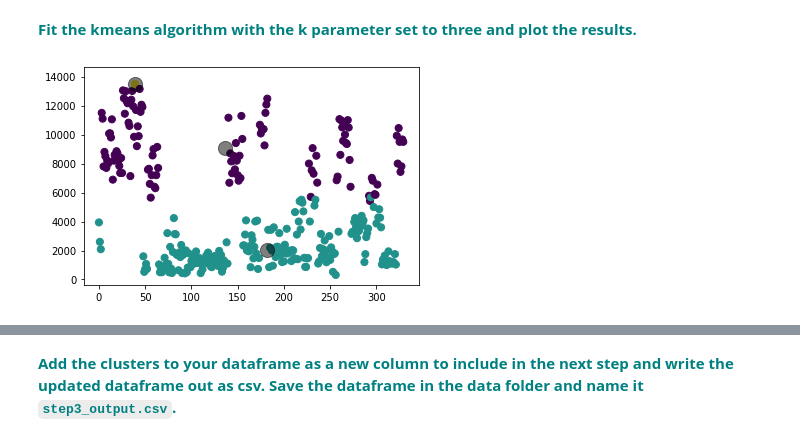
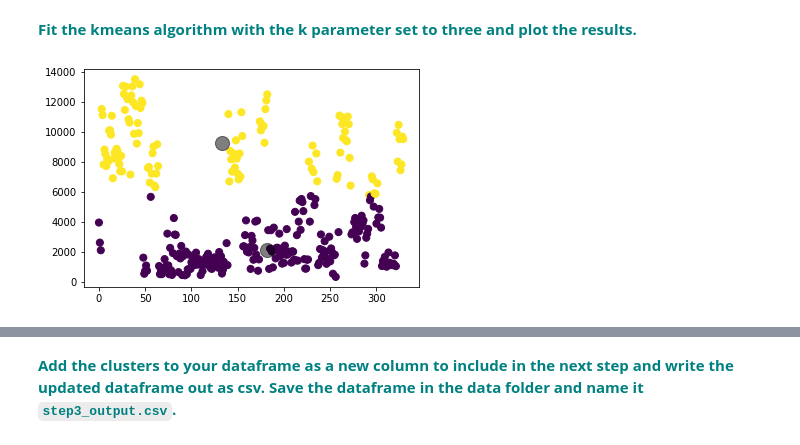
Before and after one commit to qsusu/springboard, a Jupyter notebook: GuidedCapstoneStep3HL.ipynb, the cells around one changed output, grey strips where cells are left out. Saved outputs shown, nothing was run; the diff lists cells and outputs as text; code cells hidden in the pictures.

```diff
--- a/GuidedCapstoneStep3HL.ipynb
+++ b/GuidedCapstoneStep3HL.ipynb
@@ -256,11 +256,11 @@ plt.show()
 <font color='teal'>**Fit the kmeans algorithm with the k parameter set to three and plot the results.**</font>
 # %%
 # This code will fit the k-means algorithm with our k parameter set to three, and plot the results. Cool, huh?
-kmeans3 = KMeans(n_clusters=3)
+kmeans3 = KMeans(n_clusters=2)
 y_kmeans3 = kmeans3.fit_predict(x)
 plt.scatter(x[:, 0], x[:, 1], c=y_kmeans3, s=50, cmap='viridis')
 
 centers = kmeans3.cluster_centers_
 plt.scatter(centers[:, 0], centers[:, 1], c='black', s=200, alpha=0.5);
 # %% [output]
-[figure, old version]
+[figure, new version]
```
Also changed, not shown: parts of 3 cells of this notebook.
